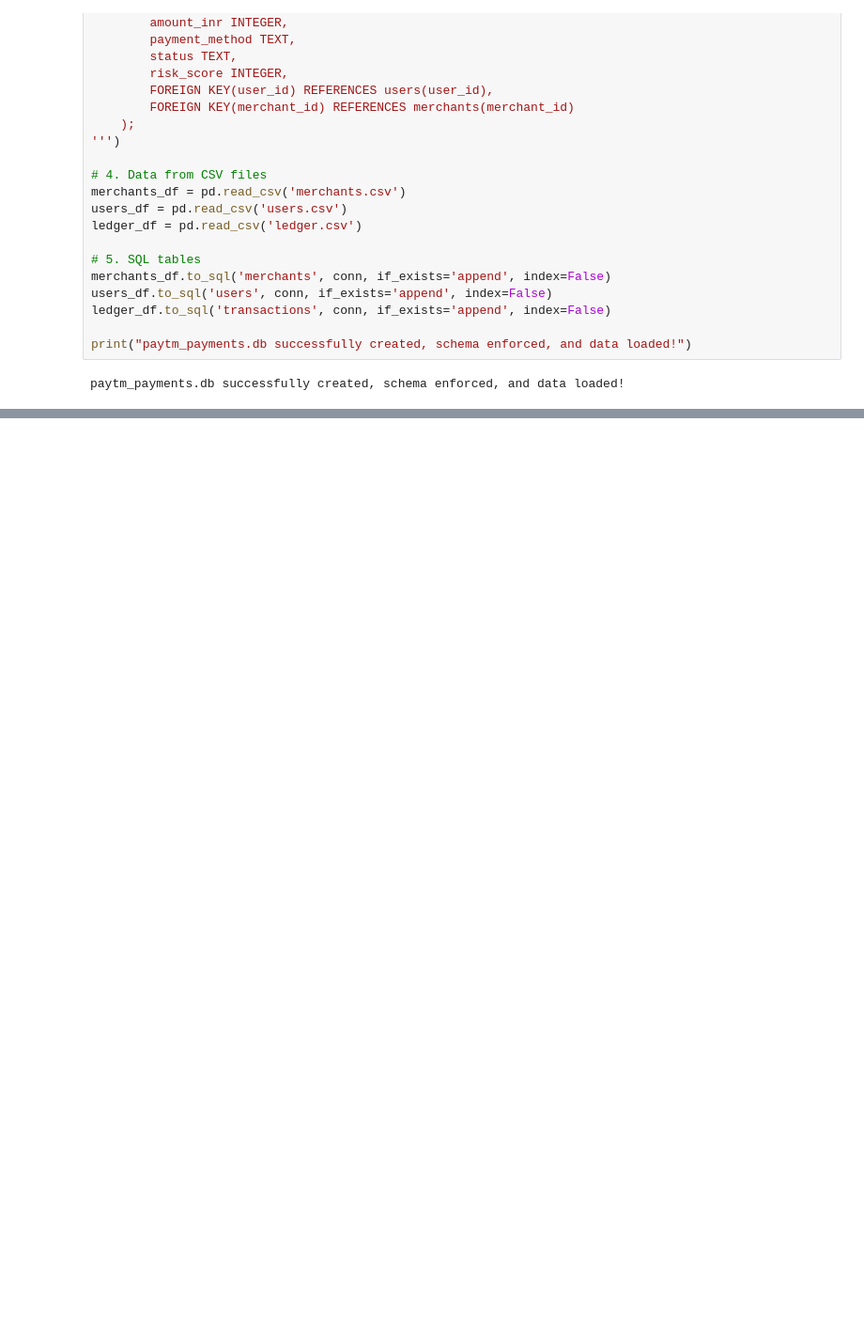
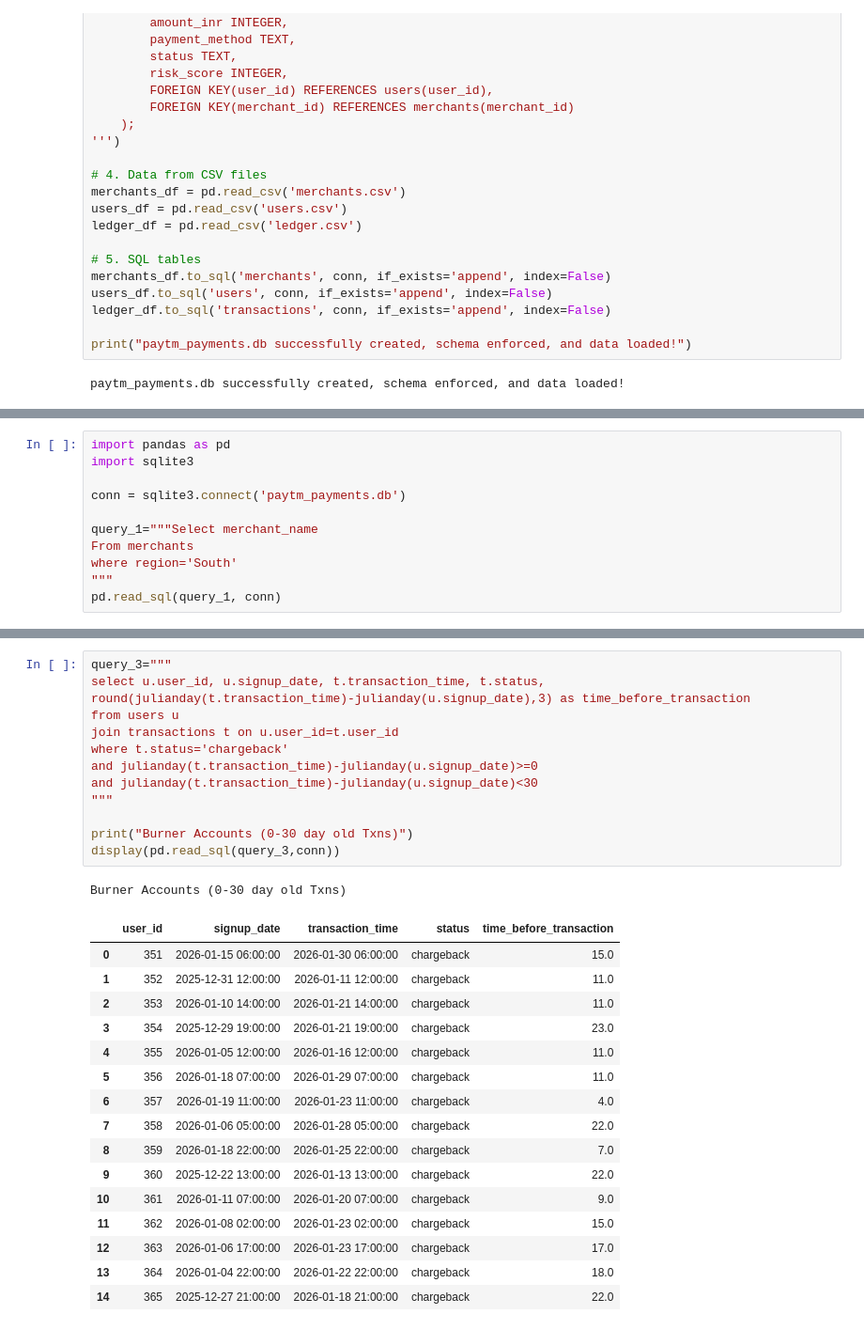
Before and after one commit to IIIIIGamerWord/Capstone_Project_BITSOM_FinTech_AI, a Jupyter notebook: payments_fraud_analytics/paytm_payments_jupyter_nb.ipynb, the cells around one changed output, grey strips where cells are left out. Shown at 94% size. Saved outputs shown, nothing was run; the diff lists cells and outputs as text; blank space fills up the shorter version.

Commit message:
feat: complete Part 1 Payments Fraud Analytics deliverables and README

```diff
--- a/payments_fraud_analytics/paytm_payments_jupyter_nb.ipynb
+++ b/payments_fraud_analytics/paytm_payments_jupyter_nb.ipynb
@@ -80,0 +57,11 @@ Successfully installed ipython-genutils-0.2.0 ipython-sql-0.5.0 prettytable-3.18
+# %%
+import pandas as pd
+import sqlite3
+
+conn = sqlite3.connect('paytm_payments.db')
+
+query_1="""Select merchant_name
+From merchants
+where region='South'
+"""
+pd.read_sql(query_1, conn)
@@ -80,0 +130,31 @@ Successfully installed ipython-genutils-0.2.0 ipython-sql-0.5.0 prettytable-3.18
+# %%
+query_3="""
+select u.user_id, u.signup_date, t.transaction_time, t.status,
+round(julianday(t.transaction_time)-julianday(u.signup_date),3) as time_before_transaction
+from users u
+join transactions t on u.user_id=t.user_id
+where t.status='chargeback'
+and julianday(t.transaction_time)-julianday(u.signup_date)>=0
+and julianday(t.transaction_time)-julianday(u.signup_date)<30
+"""
+
+print("Burner Accounts (0-30 day old Txns)")
+display(pd.read_sql(query_3,conn))
+# %% [output]
+Burner Accounts (0-30 day old Txns)
+|  | user_id | signup_date | transaction_time | status | time_before_transaction |
+| 0 | 351 | 2026-01-15 06:00:00 | 2026-01-30 06:00:00 | chargeback | 15.0 |
+| 1 | 352 | 2025-12-31 12:00:00 | 2026-01-11 12:00:00 | chargeback | 11.0 |
+| 2 | 353 | 2026-01-10 14:00:00 | 2026-01-21 14:00:00 | chargeback | 11.0 |
+| 3 | 354 | 2025-12-29 19:00:00 | 2026-01-21 19:00:00 | chargeback | 23.0 |
+| 4 | 355 | 2026-01-05 12:00:00 | 2026-01-16 12:00:00 | chargeback | 11.0 |
+| 5 | 356 | 2026-01-18 07:00:00 | 2026-01-29 07:00:00 | chargeback | 11.0 |
+| 6 | 357 | 2026-01-19 11:00:00 | 2026-01-23 11:00:00 | chargeback | 4.0 |
+| 7 | 358 | 2026-01-06 05:00:00 | 2026-01-28 05:00:00 | chargeback | 22.0 |
+| 8 | 359 | 2026-01-18 22:00:00 | 2026-01-25 22:00:00 | chargeback | 7.0 |
+| 9 | 360 | 2025-12-22 13:00:00 | 2026-01-13 13:00:00 | chargeback | 22.0 |
+| 10 | 361 | 2026-01-11 07:00:00 | 2026-01-20 07:00:00 | chargeback | 9.0 |
+| 11 | 362 | 2026-01-08 02:00:00 | 2026-01-23 02:00:00 | chargeback | 15.0 |
+| 12 | 363 | 2026-01-06 17:00:00 | 2026-01-23 17:00:00 | chargeback | 17.0 |
+| 13 | 364 | 2026-01-04 22:00:00 | 2026-01-22 22:00:00 | chargeback | 18.0 |
+| 14 | 365 | 2025-12-27 21:00:00 | 2026-01-18 21:00:00 | chargeback | 22.0 |
```
Also changed, not shown: parts of 7 cells of this notebook, 10 other files.
